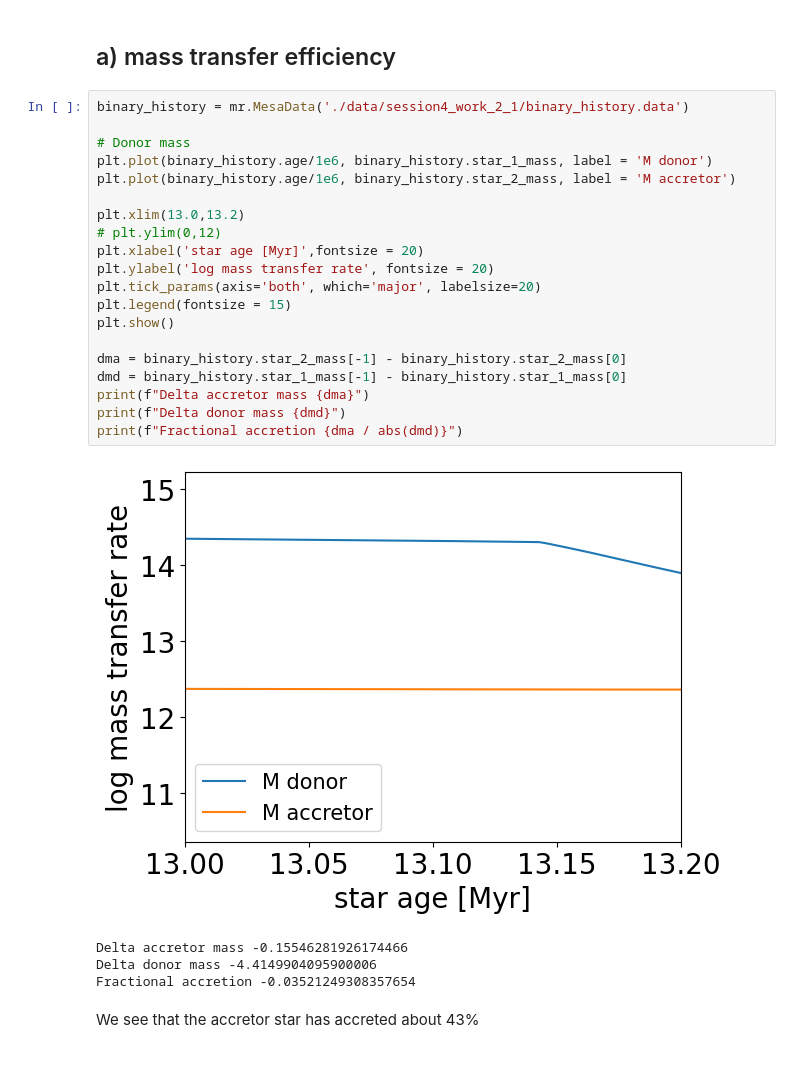
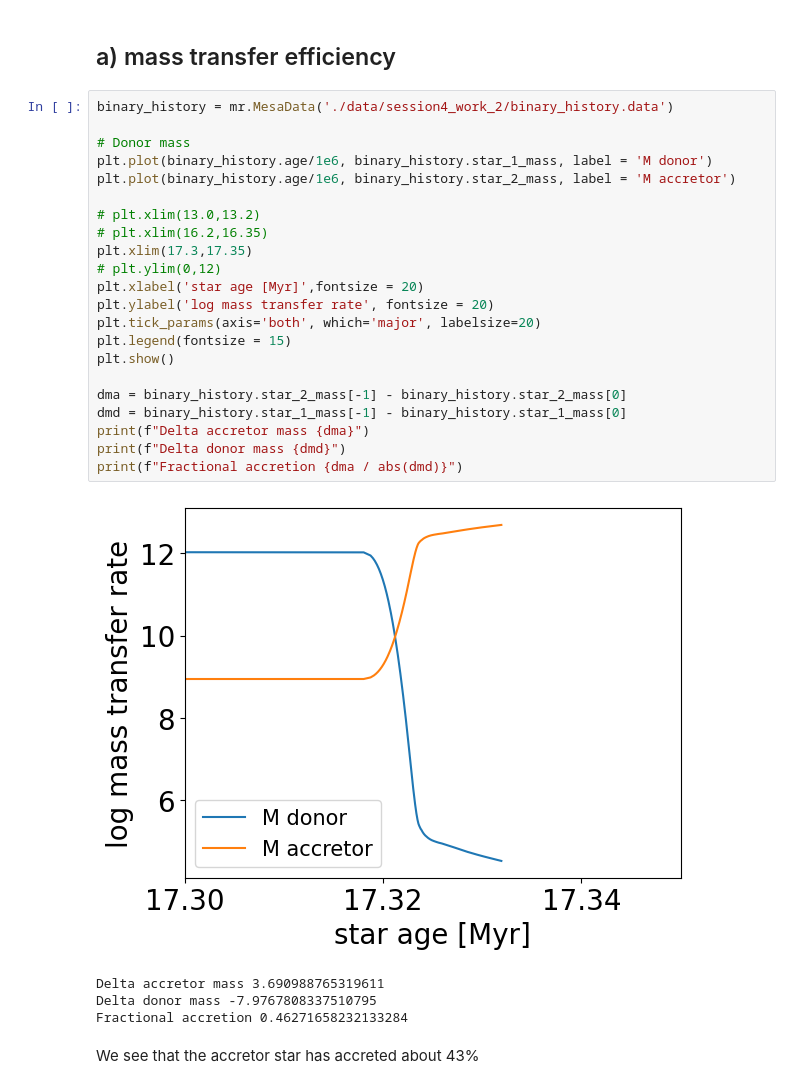
Before and after one commit to LiekeVanSon/ASBE-course, a Jupyter notebook: practicum/session4/solutions_session4/solutions_session4.ipynb, the cells around one changed output. Cells and saved outputs as stored; diff of their text form.

```diff
--- a/practicum/session4/solutions_session4/solutions_session4.ipynb
+++ b/practicum/session4/solutions_session4/solutions_session4.ipynb
@@ -272,30 +272,32 @@ plt.show()
 # %% [markdown]
 ## a) mass transfer efficiency
 # %%
-binary_history = mr.MesaData('./data/session4_work_2_1/binary_history.data')
+binary_history = mr.MesaData('./data/session4_work_2/binary_history.data')
 
 # Donor mass
 plt.plot(binary_history.age/1e6, binary_history.star_1_mass, label = 'M donor')
 plt.plot(binary_history.age/1e6, binary_history.star_2_mass, label = 'M accretor')
 
-plt.xlim(13.0,13.2)
+# plt.xlim(13.0,13.2)
+# plt.xlim(16.2,16.35)
+plt.xlim(17.3,17.35)
 # plt.ylim(0,12)
 plt.xlabel('star age [Myr]',fontsize = 20)
 plt.ylabel('log mass transfer rate', fontsize = 20)
 plt.tick_params(axis='both', which='major', labelsize=20)
 plt.legend(fontsize = 15)
 plt.show()
 
 dma = binary_history.star_2_mass[-1] - binary_history.star_2_mass[0]
 dmd = binary_history.star_1_mass[-1] - binary_history.star_1_mass[0]
 print(f"Delta accretor mass {dma}")
 print(f"Delta donor mass {dmd}")
 print(f"Fractional accretion {dma / abs(dmd)}")
 # %% [output]
-[figure, old version]
+[figure, new version]
-Delta accretor mass -0.15546281926174466
-Delta donor mass -4.4149904095900006
-Fractional accretion -0.03521249308357654
+Delta accretor mass 3.690988765319611
+Delta donor mass -7.9767808337510795
+Fractional accretion 0.46271658232133284
 # %% [markdown]
 We see that the accretor star has accreted about 43%
 # %% [markdown]
```
Also changed, not shown: parts of 2 cells of this notebook, 2 other files.
